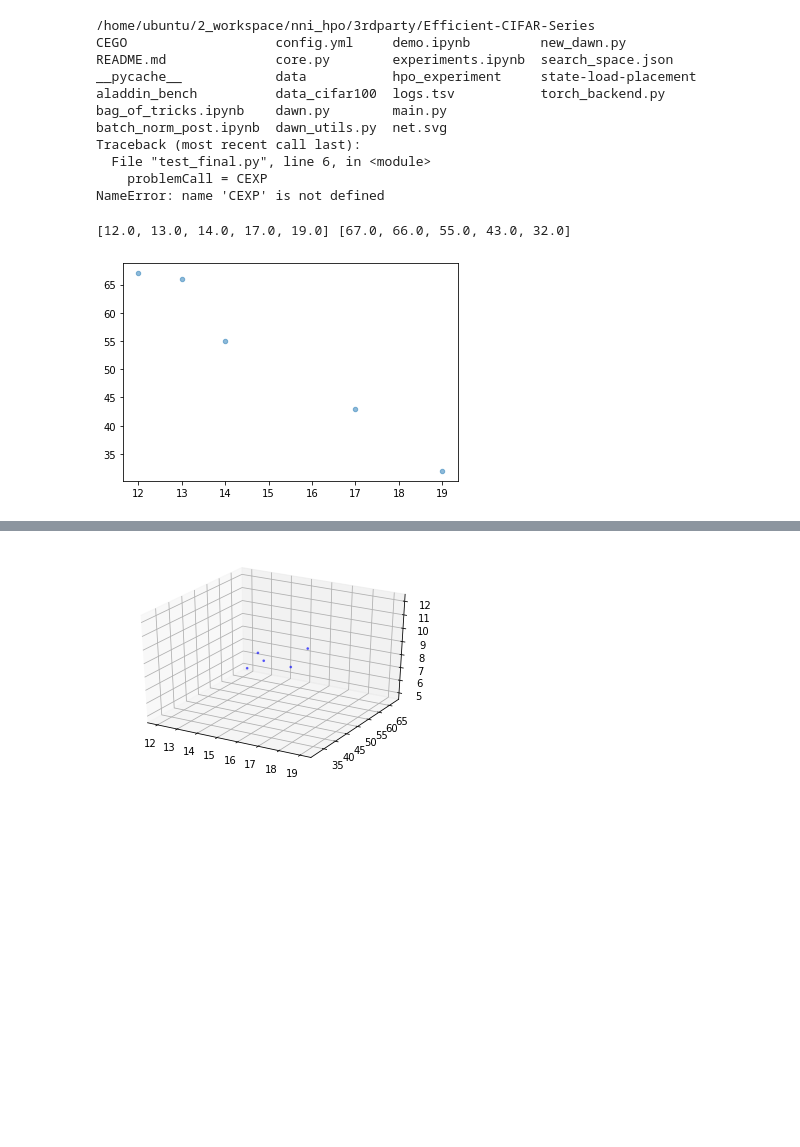
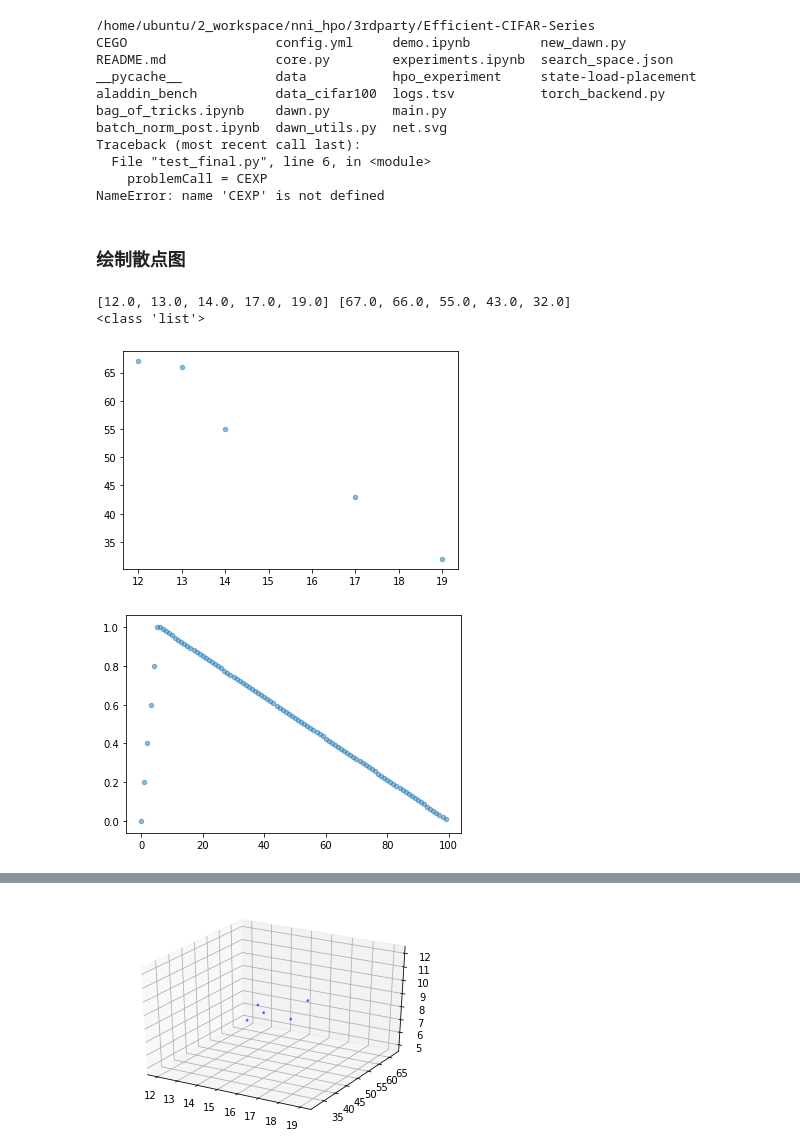
Before and after one commit to aptsunny/Efficient-CIFAR-Series, a Jupyter notebook: notebook/demo.ipynb, the cells around one changed output, grey strips where cells are left out. Cells and saved outputs as stored; diff of their text form; code cells hidden in the pictures; blank space fills up the shorter version.

```diff
--- a/notebook/demo.ipynb
+++ b/notebook/demo.ipynb
@@ -735,6 +735,8 @@ Traceback (most recent call last):
   File "test_final.py", line 6, in <module>
     problemCall = CEXP
 NameError: name 'CEXP' is not defined
+# %% [markdown]
+### 绘制散点图
 # %%
 %matplotlib inline
 import matplotlib.pyplot as plt
@@ -760,12 +762,58 @@ def plot_PF(X_axis, Y_axis):
     plt.savefig(Figname + '.png', dpi=600)
     plt.show()
 
-Filename = './hpo_experiment/sample.txt'
+Filename = '../hpo_experiment/sample.txt'
 Figname='CIHS1_hType_circle'
 X_axis, Y_axis = Read_Files(Filename)
 print(X_axis, Y_axis)
+print(type(X_axis))
 T = np.arctan2(Y_axis, X_axis)
 plot_PF(X_axis, Y_axis)
 # %% [output]
 [12.0, 13.0, 14.0, 17.0, 19.0] [67.0, 66.0, 55.0, 43.0, 32.0]
+<class 'list'>
 [figure]
+# %%
+import torch
+from torch.optim.lr_scheduler import _LRScheduler
+class LinearLR(_LRScheduler):
+    def __init__(self, optimizer, T, last_epoch=-1):
+        self.T = float(T)
+        super(LinearLR, self).__init__(optimizer, last_epoch)
+
+    def get_lr(self):
+        rate = 1 - self.last_epoch / self.T
+        return [rate * base_lr for base_lr in self.base_lrs]
+
+    def _get_closed_form_lr(self):
+        return self.get_lr()
+# from linearlr import LinearLR
+from torch import optim
+from warmup_scheduler import GradualWarmupScheduler
+
+# it is recommended to update the lr per iteration
+# rather than per epoch, but both will work
+max_iter = 100
+base_lr = 1
+dummy_optimizer = optim.SGD([torch.tensor(0)], base_lr)
+
+# scheduler_steplr = torch.optim.lr_scheduler.StepLR(optimizer, step_size=2, gamma=0.8)
+scheduler_linear = LinearLR(dummy_optimizer, max_iter-6) # -6 means warm-up 5 epochs
+scheduler = GradualWarmupScheduler(dummy_optimizer, multiplier=1, total_epoch=5, after_scheduler=scheduler_linear)
+
+x_max_iter = []
+y_lr = []
+for i in range(max_iter):
+    # if pytorch < 1.1, update lr before training
+    # scheduler.step()
+    # do some training
+    # print('Iter %3d: lr: %g' % (i, scheduler.get_lr()[0]))
+    x_max_iter.append(i)
+    y_lr.append(scheduler.get_lr()[0])
+    # update scheduler (pytorch >= 1.1)
+    scheduler.step()
+
+# T = np.arctan2(y_lr, x_max_iter)
+plot_PF(x_max_iter, y_lr)
+# %% [output]
+[figure, added]
```
Also changed, not shown: parts of 3 cells of this notebook, 11 other files.
